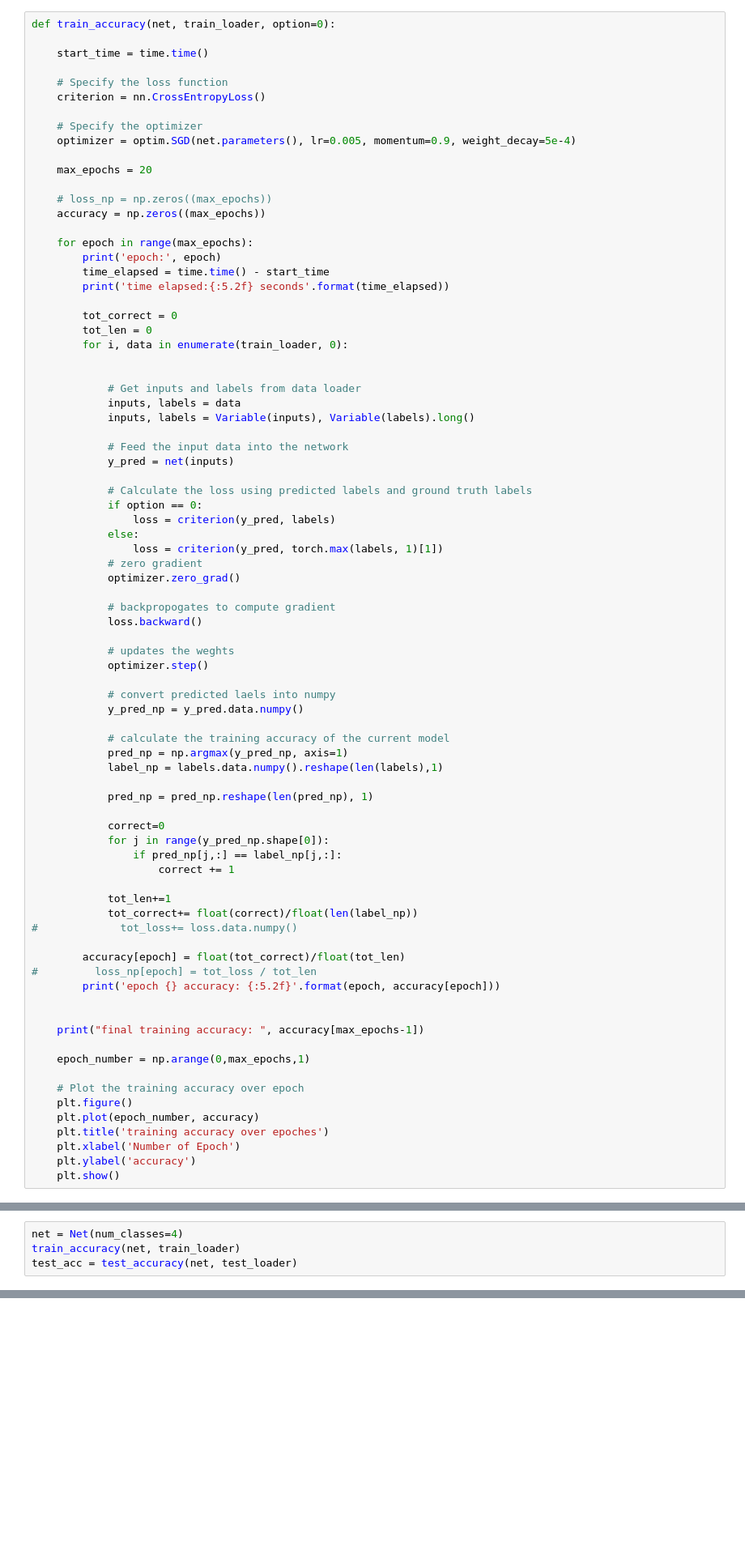
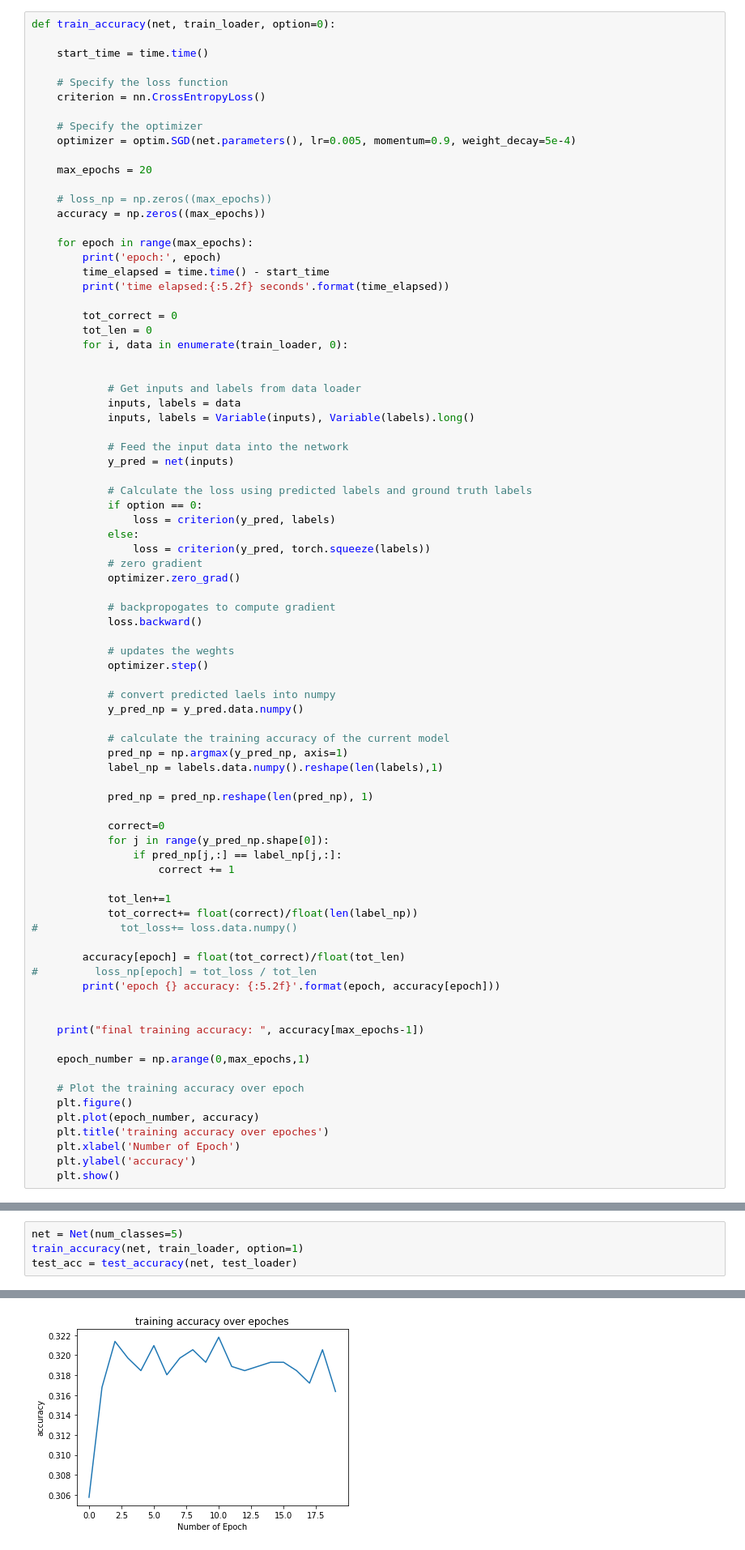
Before and after one commit to EddieYT/519projecct, a Jupyter notebook: CNN_v5-1.ipynb, the cells around one changed output, grey strips where cells are left out. Shown at 81% size. Drawn from its saved outputs; the diff is of its cells as text; blank space fills up the shorter version.

```diff
--- a/CNN_v5-1.ipynb
+++ b/CNN_v5-1.ipynb
@@ -192,7 +192,7 @@ def train_accuracy(net, train_loader, option=0):
             if option == 0:
                 loss = criterion(y_pred, labels)
             else:
-                loss = criterion(y_pred, torch.max(labels, 1)[1])
+                loss = criterion(y_pred, torch.squeeze(labels))
             # zero gradient
             optimizer.zero_grad()
 
@@ -781,6 +747,7 @@ test_loader = DataLoader(dataset=test_dataset,
 (3000, 3, 128, 128)
 (1000, 3, 128, 128)
 # %%
-net = Net(num_classes=4)
-train_accuracy(net, train_loader)
+net = Net(num_classes=5)
+train_accuracy(net, train_loader, option=1)
 test_acc = test_accuracy(net, test_loader)
+# %% [output]
@@ -786,0 +771 @@ test_acc = test_accuracy(net, test_loader)
+[figure, added]
```
Also changed, not shown: parts of 8 cells of this notebook.
